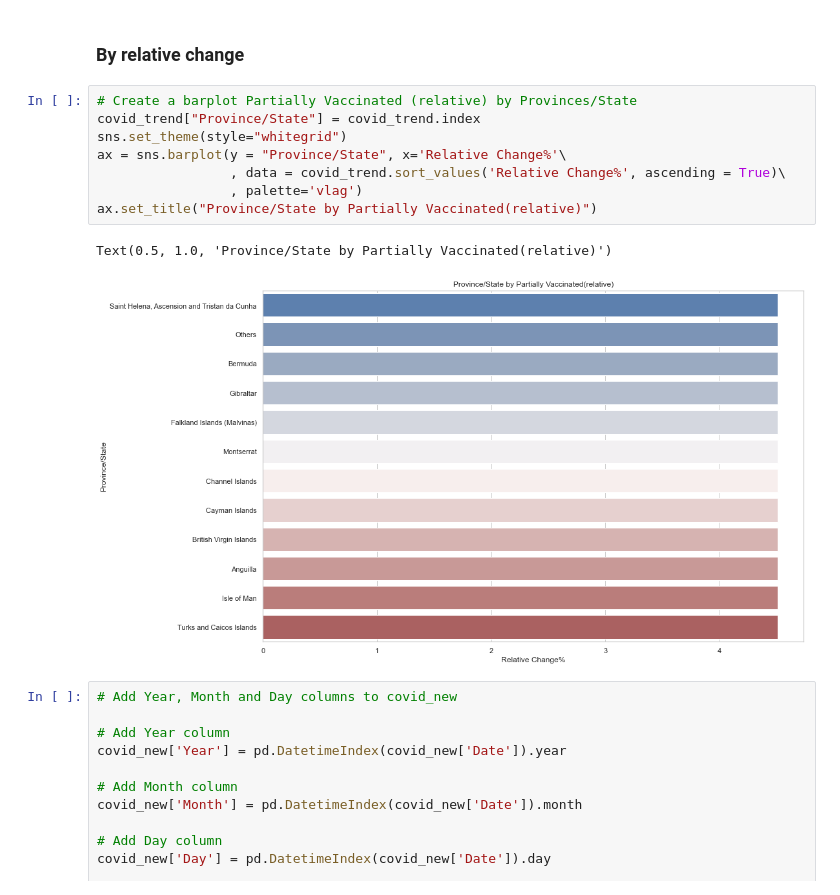
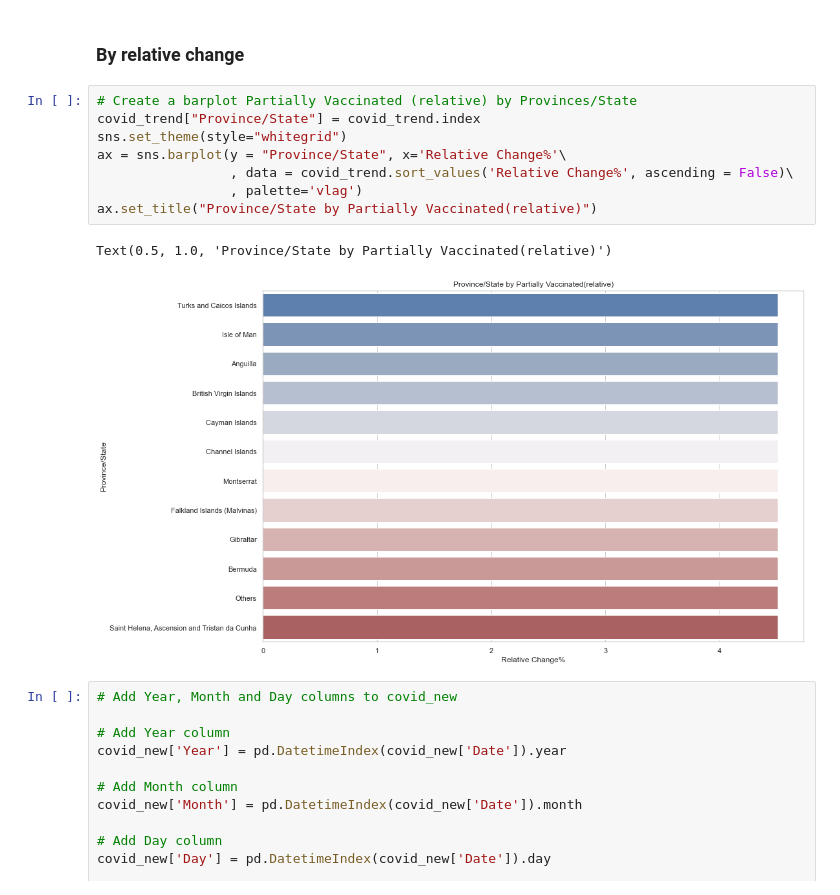
Before and after one commit to Mimi-Onno/LSE_DA_COVID_Analysis, a Jupyter notebook: LSE_DA201_Assignment_Mimi_Onno.ipynb, the cells around one changed output. Cells and saved outputs as stored; diff of their text form.

Commit message:
Assignment: Data Analytics using Python

```diff
--- a/LSE_DA201_Assignment_Mimi_Onno.ipynb
+++ b/LSE_DA201_Assignment_Mimi_Onno.ipynb
@@ -554,14 +557,14 @@ Text(0.5, 1.0, 'Province/State by Partially Vaccinated(absolute)')
 # %%
 # Create a barplot Partially Vaccinated (relative) by Provinces/State
 covid_trend["Province/State"] = covid_trend.index
 sns.set_theme(style="whitegrid")
 ax = sns.barplot(y = "Province/State", x='Relative Change%'\
-                 , data = covid_trend.sort_values('Relative Change%', ascending = True)\
+                 , data = covid_trend.sort_values('Relative Change%', ascending = False)\
                  , palette='vlag')
 ax.set_title("Province/State by Partially Vaccinated(relative)")
 # %% [output]
 Text(0.5, 1.0, 'Province/State by Partially Vaccinated(relative)')
-[figure, old version]
+[figure, new version]
 # %%
 # Add Year, Month and Day columns to covid_new
 
```
Also changed, not shown: parts of 3 cells of this notebook.
